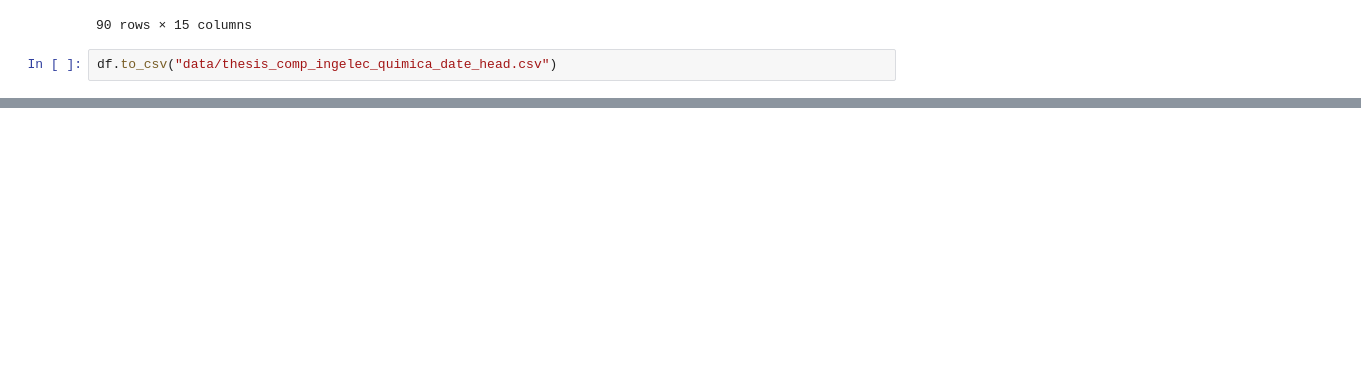
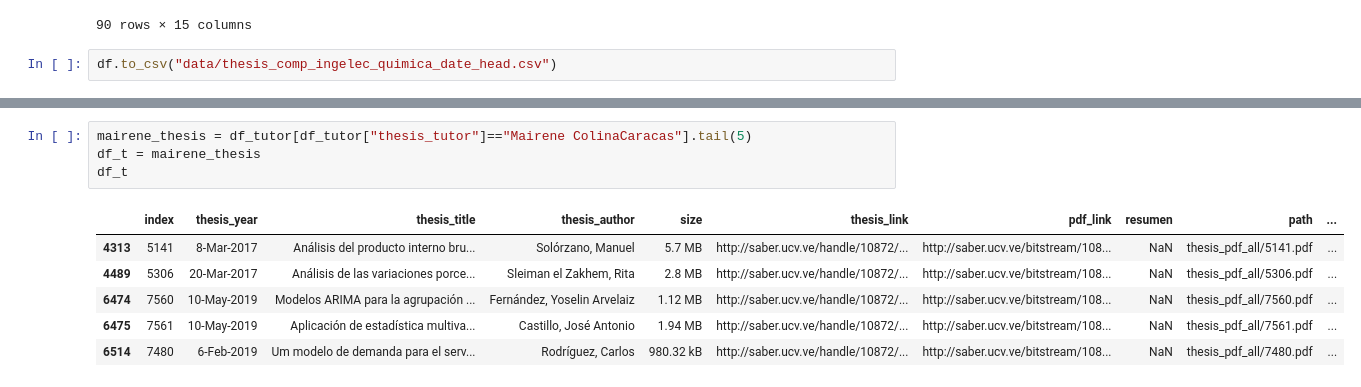
Before and after one commit to HighDeFing/thesis_v4, a Jupyter notebook: notebooks/Change_date_numbers.ipynb, the cells around one changed output, grey strips where cells are left out. Drawn from its saved outputs; the diff is of its cells as text; blank space fills up the shorter version.

```diff
--- a/notebooks/Change_date_numbers.ipynb
+++ b/notebooks/Change_date_numbers.ipynb
@@ -39,0 +79,11 @@ df.to_csv("data/thesis_comp_ingelec_quimica_date_head.csv")
+# %%
+mairene_thesis = df_tutor[df_tutor["thesis_tutor"]=="Mairene ColinaCaracas"].tail(5)
+df_t = mairene_thesis
+df_t
+# %% [output]
+|  | index | thesis_year | thesis_title | thesis_author | size | thesis_link | pdf_link | resumen | path | ... |
+| 4313 | 5141 | 8-Mar-2017 | Análisis del producto interno bru... | Solórzano, Manuel | 5.7 MB | http://saber.ucv.ve/handle/10872/... | http://saber.ucv.ve/bitstream/108... | NaN | thesis_pdf_all/5141.pdf | ... |
+| 4489 | 5306 | 20-Mar-2017 | Análisis de las variaciones porce... | Sleiman el Zakhem, Rita | 2.8 MB | http://saber.ucv.ve/handle/10872/... | http://saber.ucv.ve/bitstream/108... | NaN | thesis_pdf_all/5306.pdf | ... |
+| 6474 | 7560 | 10-May-2019 | Modelos ARIMA para la agrupación ... | Fernández, Yoselin Arvelaiz | 1.12 MB | http://saber.ucv.ve/handle/10872/... | http://saber.ucv.ve/bitstream/108... | NaN | thesis_pdf_all/7560.pdf | ... |
+| 6475 | 7561 | 10-May-2019 | Aplicación de estadística multiva... | Castillo, José Antonio | 1.94 MB | http://saber.ucv.ve/handle/10872/... | http://saber.ucv.ve/bitstream/108... | NaN | thesis_pdf_all/7561.pdf | ... |
+| 6514 | 7480 | 6-Feb-2019 | Um modelo de demanda para el serv... | Rodríguez, Carlos | 980.32 kB | http://saber.ucv.ve/handle/10872/... | http://saber.ucv.ve/bitstream/108... | NaN | thesis_pdf_all/7480.pdf | ... |
```
Also changed, not shown: parts of 7 cells of this notebook, 12 other files.
